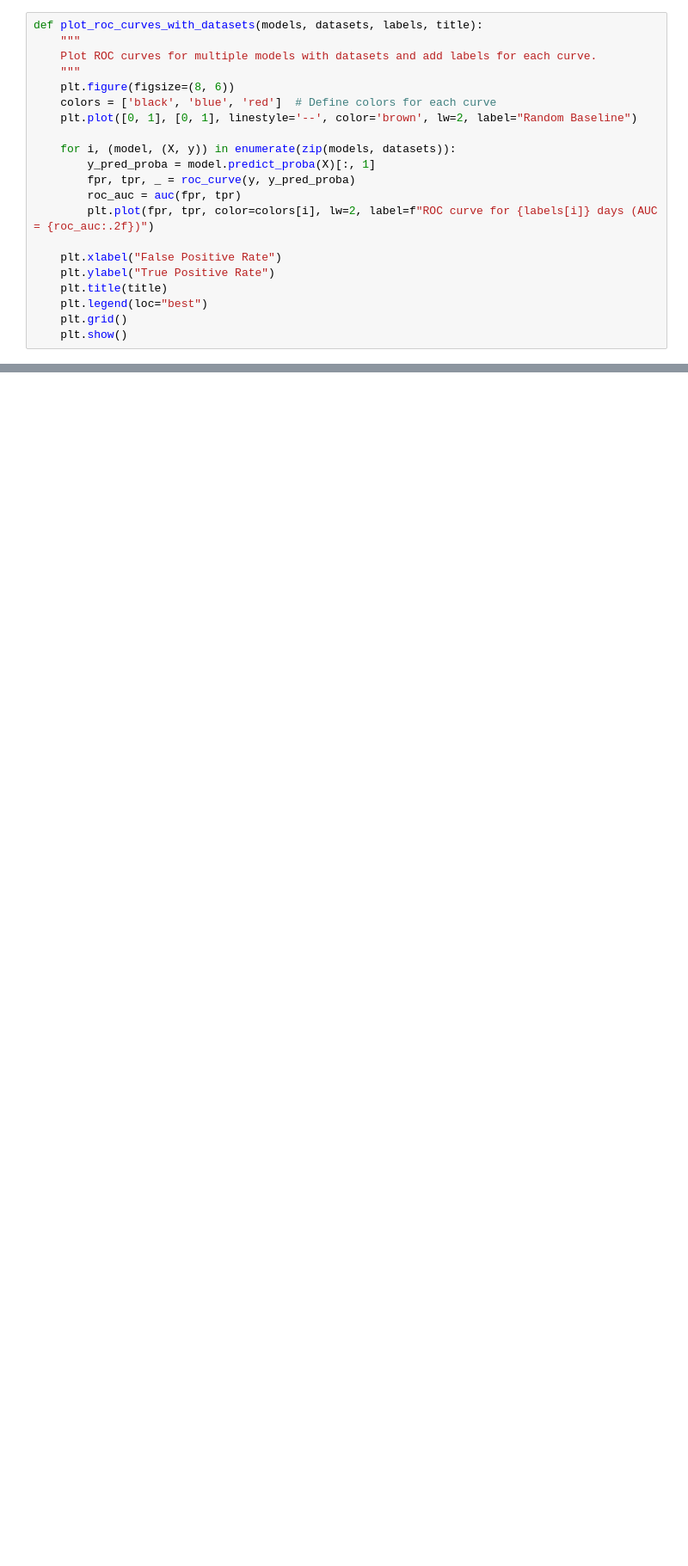
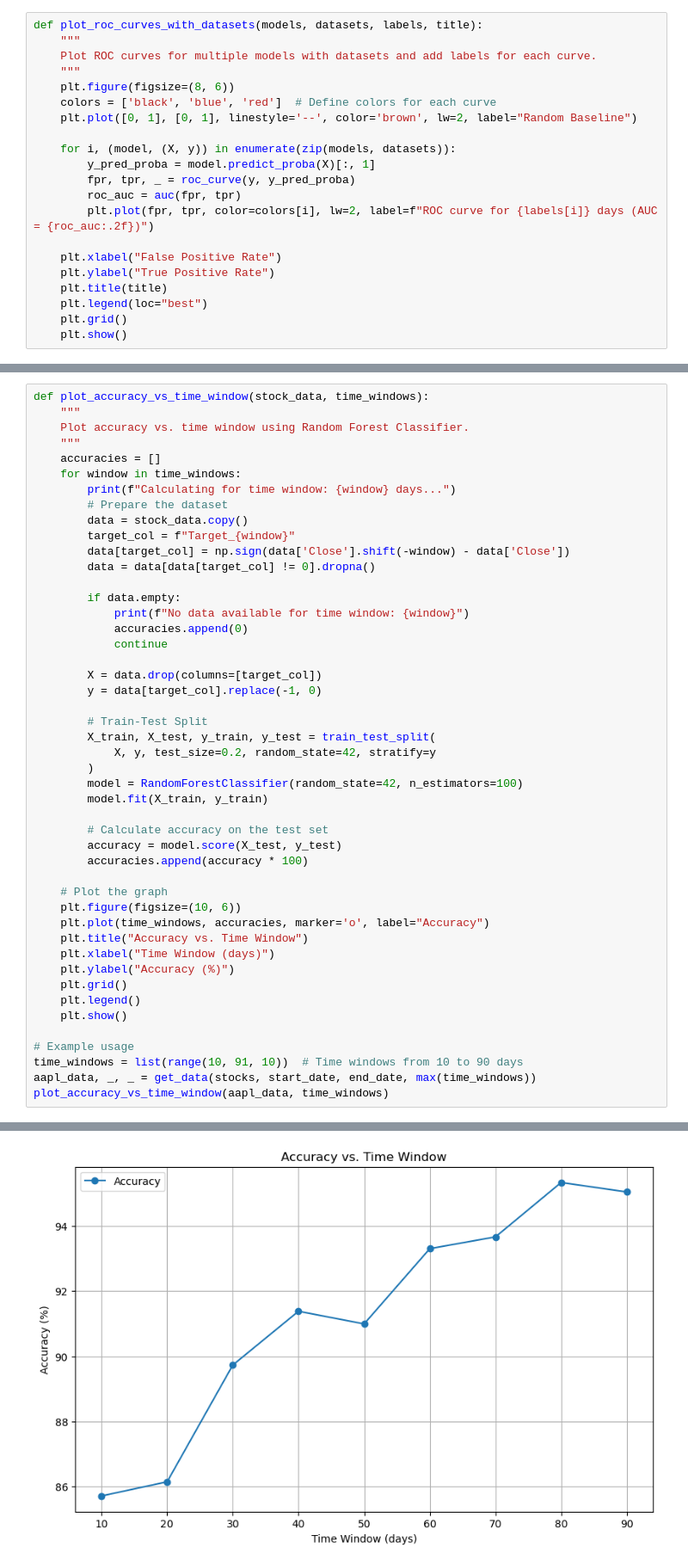
Before and after one commit to RazmaP/Evaluating-random-forest, a Jupyter notebook: Untitled.ipynb, the cells around one changed output, grey strips where cells are left out. Shown at 86% size. Cells and saved outputs as stored; diff of their text form; blank space fills up the shorter version.

```diff
--- a/Untitled.ipynb
+++ b/Untitled.ipynb
@@ -409,0 +435,48 @@ plot_oob_errors(oob_error_storage, n_estimators_list, stocks)
+# %%
+def plot_accuracy_vs_time_window(stock_data, time_windows):
+    """
+    Plot accuracy vs. time window using Random Forest Classifier.
+    """
+    accuracies = []
+    for window in time_windows:
+        print(f"Calculating for time window: {window} days...")
+        # Prepare the dataset
+        data = stock_data.copy()
+        target_col = f"Target_{window}"
+        data[target_col] = np.sign(data['Close'].shift(-window) - data['Close'])
+        data = data[data[target_col] != 0].dropna()
+
+        if data.empty:
+            print(f"No data available for time window: {window}")
+            accuracies.append(0)
+            continue
+
+        X = data.drop(columns=[target_col])
+        y = data[target_col].replace(-1, 0)
+
+        # Train-Test Split
+        X_train, X_test, y_train, y_test = train_test_split(
+            X, y, test_size=0.2, random_state=42, stratify=y
+        )
+        model = RandomForestClassifier(random_state=42, n_estimators=100)
+        model.fit(X_train, y_train)
+
+        # Calculate accuracy on the test set
+        accuracy = model.score(X_test, y_test)
+        accuracies.append(accuracy * 100)
+
+    # Plot the graph
+    plt.figure(figsize=(10, 6))
+    plt.plot(time_windows, accuracies, marker='o', label="Accuracy")
+    plt.title("Accuracy vs. Time Window")
+    plt.xlabel("Time Window (days)")
+    plt.ylabel("Accuracy (%)")
+    plt.grid()
+    plt.legend()
+    plt.show()
+
+# Example usage
+time_windows = list(range(10, 91, 10))  # Time windows from 10 to 90 days
+aapl_data, _, _ = get_data(stocks, start_date, end_date, max(time_windows))
+plot_accuracy_vs_time_window(aapl_data, time_windows)
+# %% [output]
@@ -409,0 +495 @@ plot_oob_errors(oob_error_storage, n_estimators_list, stocks)
+[figure, added]
```
Also changed, not shown: parts of 7 cells of this notebook.
